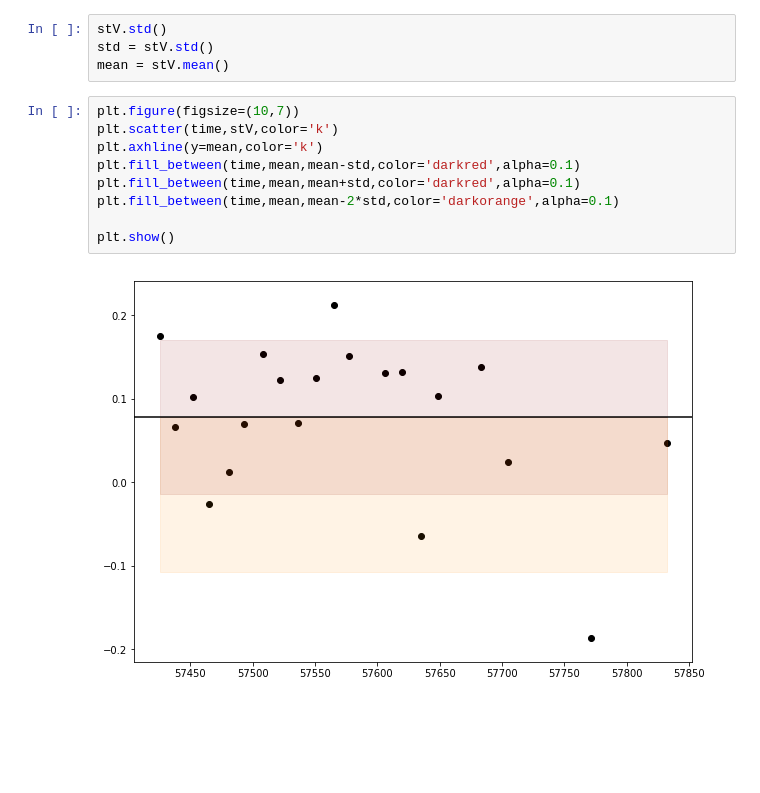
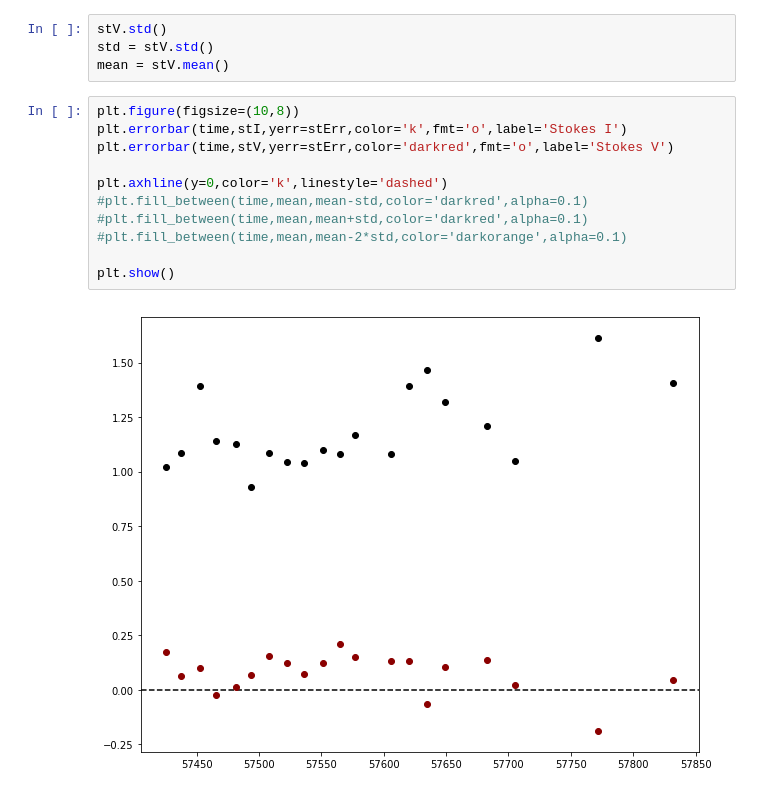
Before and after one commit to rvanlinge/radio_project, a Jupyter notebook: 1314_LTObservations.ipynb, the cells around one changed output. Drawn from its saved outputs; the diff is of its cells as text; blank space fills up the shorter version.

Commit message:
Worked on daily observation reduction and plots

```diff
--- a/1314_LTObservations.ipynb
+++ b/1314_LTObservations.ipynb
@@ -223,13 +217,15 @@ stV.std()
 std = stV.std()
 mean = stV.mean()
 # %%
-plt.figure(figsize=(10,7))
-plt.scatter(time,stV,color='k')
-plt.axhline(y=mean,color='k')
-plt.fill_between(time,mean,mean-std,color='darkred',alpha=0.1)
-plt.fill_between(time,mean,mean+std,color='darkred',alpha=0.1)
-plt.fill_between(time,mean,mean-2*std,color='darkorange',alpha=0.1)
+plt.figure(figsize=(10,8))
+plt.errorbar(time,stI,yerr=stErr,color='k',fmt='o',label='Stokes I')
+plt.errorbar(time,stV,yerr=stErr,color='darkred',fmt='o',label='Stokes V')
+
+plt.axhline(y=0,color='k',linestyle='dashed')
+#plt.fill_between(time,mean,mean-std,color='darkred',alpha=0.1)
+#plt.fill_between(time,mean,mean+std,color='darkred',alpha=0.1)
+#plt.fill_between(time,mean,mean-2*std,color='darkorange',alpha=0.1)
 
 plt.show()
 # %% [output]
-[figure, old version]
+[figure, new version]
```
Also changed, not shown: parts of 7 cells of this notebook, 33 other files.
